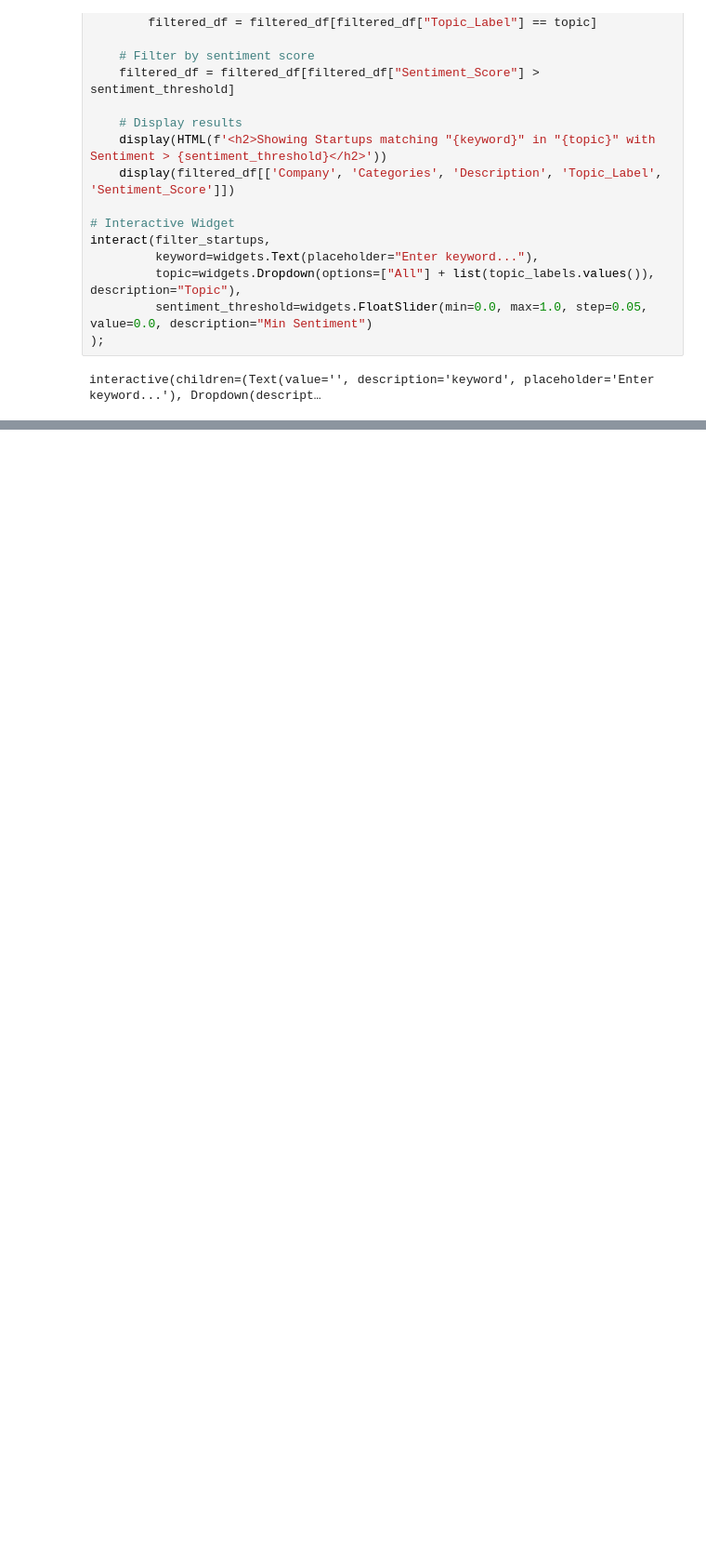
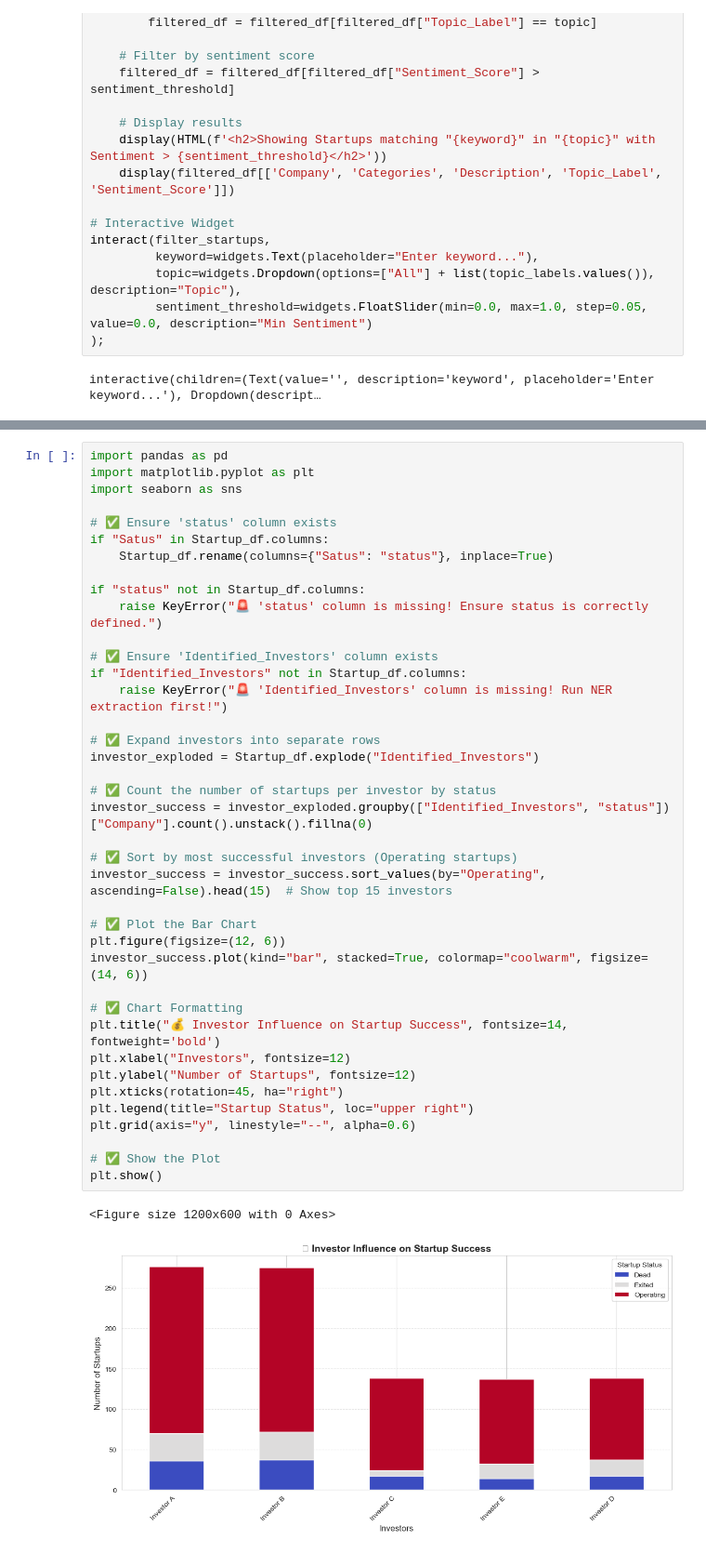
Before and after one commit to MarianBolous/EDA-Feature-Engineering-Project, a Jupyter notebook: Startup_Success_Prediction.ipynb, the cells around one changed output, grey strips where cells are left out. Shown at 93% size. Saved outputs shown, nothing was run; the diff lists cells and outputs as text; blank space fills up the shorter version.

```diff
--- a/Startup_Success_Prediction.ipynb
+++ b/Startup_Success_Prediction.ipynb
@@ -1267,0 +1397,42 @@ interactive(children=(Text(value='', description='keyword', placeholder='Enter k
+# %%
+import pandas as pd
+import matplotlib.pyplot as plt
+import seaborn as sns
+
+# ✅ Ensure 'status' column exists
+if "Satus" in Startup_df.columns:
+    Startup_df.rename(columns={"Satus": "status"}, inplace=True)
+
+if "status" not in Startup_df.columns:
+    raise KeyError("🚨 'status' column is missing! Ensure status is correctly defined.")
+
+# ✅ Ensure 'Identified_Investors' column exists
+if "Identified_Investors" not in Startup_df.columns:
+    raise KeyError("🚨 'Identified_Investors' column is missing! Run NER extraction first!")
+
+# ✅ Expand investors into separate rows
+investor_exploded = Startup_df.explode("Identified_Investors")
+
+# ✅ Count the number of startups per investor by status
+investor_success = investor_exploded.groupby(["Identified_Investors", "status"])["Company"].count().unstack().fillna(0)
+
+# ✅ Sort by most successful investors (Operating startups)
+investor_success = investor_success.sort_values(by="Operating", ascending=False).head(15)  # Show top 15 investors
+
+# ✅ Plot the Bar Chart
+plt.figure(figsize=(12, 6))
+investor_success.plot(kind="bar", stacked=True, colormap="coolwarm", figsize=(14, 6))
+
+# ✅ Chart Formatting
+plt.title("💰 Investor Influence on Startup Success", fontsize=14, fontweight='bold')
+plt.xlabel("Investors", fontsize=12)
+plt.ylabel("Number of Startups", fontsize=12)
+plt.xticks(rotation=45, ha="right")
+plt.legend(title="Startup Status", loc="upper right")
+plt.grid(axis="y", linestyle="--", alpha=0.6)
+
+# ✅ Show the Plot
+plt.show()
+# %% [output]
+<Figure size 1200x600 with 0 Axes>
+[figure, added]
```
Also changed, not shown: parts of 10 cells of this notebook, 3 other files.
